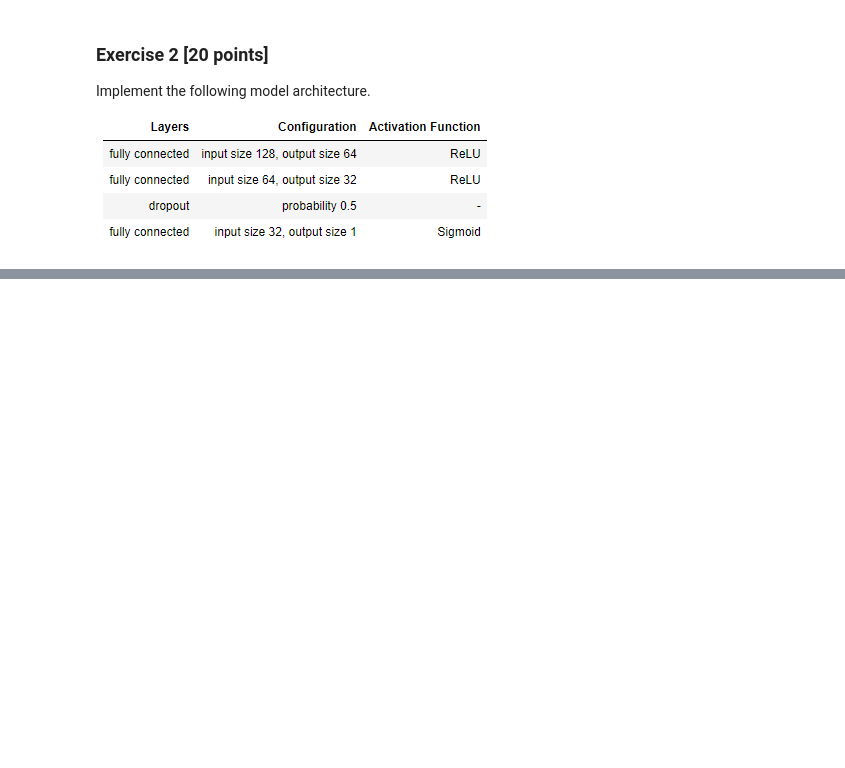
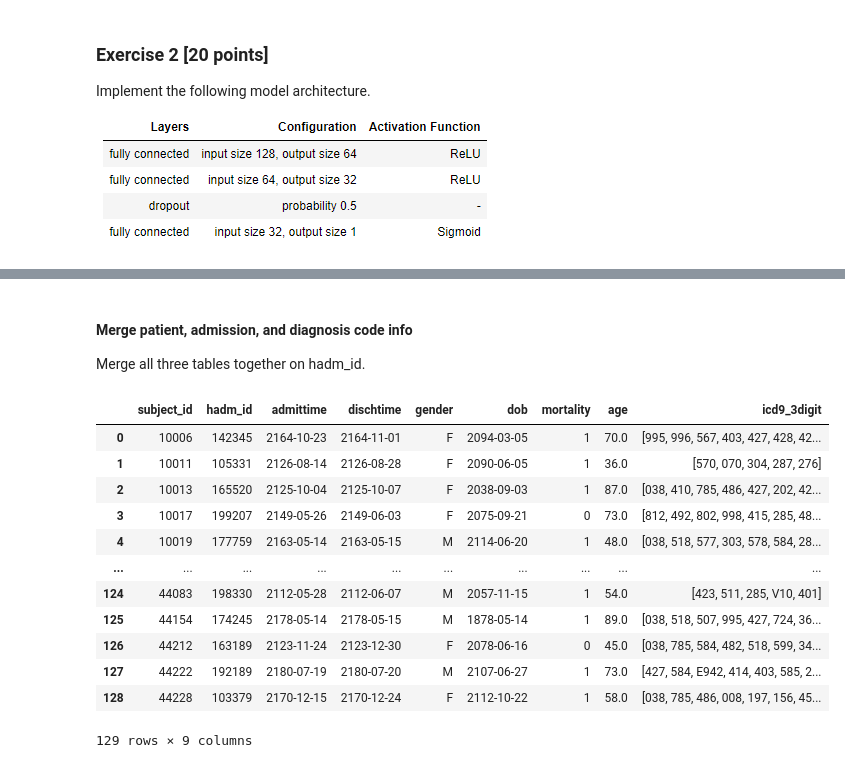
Before and after one commit to niikun/DL_for_health_care, a Jupyter notebook: Lab2.ipynb, the cells around one changed output, grey strips where cells are left out. Saved outputs shown, nothing was run; the diff lists cells and outputs as text; code cells hidden in the pictures; blank space fills up the shorter version.

```diff
--- a/Lab2.ipynb
+++ b/Lab2.ipynb
@@ -202,0 +393,4 @@ assert output.shape == (2, 1), "Net() is wrong!"
+# %%
+diagnosis_icd = pd.read_csv(os.path.join(f'{DATA_PATH}/DIAGNOSES_ICD.csv'))
+print(diagnosis_icd.shape)
+diagnosis_icd.head()
@@ -202,0 +432,4 @@ assert output.shape == (2, 1), "Net() is wrong!"
+# %%
+print("# of rows with invalid admissions:", np.count_nonzero(diagnosis_icd['hadm_id'].isin(valid_adm_ids) == False))
+diagnosis_icd = diagnosis_icd[diagnosis_icd['hadm_id'].isin(valid_adm_ids)].reset_index(drop=True)
+print("Rows with invalid admissions are dropped! Shape:", diagnosis_icd.shape)
@@ -202,0 +442,3 @@ assert output.shape == (2, 1), "Net() is wrong!"
+# %%
+diagnosis_icd['icd9_3digit'] = diagnosis_icd['icd9_code'].apply(lambda x: convert_to_3digit_icd9(x))
+diagnosis_icd.head()
@@ -202,0 +454,4 @@ assert output.shape == (2, 1), "Net() is wrong!"
+# %%
+diagnosis_icd = diagnosis_icd.groupby('hadm_id')['icd9_3digit'].unique().reset_index()
+print(diagnosis_icd.shape)
+diagnosis_icd.head()
@@ -202,0 +466,20 @@ assert output.shape == (2, 1), "Net() is wrong!"
+# %% [markdown]
+#### Merge patient, admission, and diagnosis code info
+Merge all three tables together on hadm_id.
+# %%
+df = pd.merge(patients_admissions, diagnosis_icd, how='inner', on='hadm_id')
+df
+# %% [output]
+|  | subject_id | hadm_id | admittime | dischtime | gender | dob | mortality | age | icd9_3digit |
+| 0 | 10006 | 142345 | 2164-10-23 | 2164-11-01 | F | 2094-03-05 | 1 | 70.0 | [995, 996, 567, 403, 427, 428, 42... |
+| 1 | 10011 | 105331 | 2126-08-14 | 2126-08-28 | F | 2090-06-05 | 1 | 36.0 | [570, 070, 304, 287, 276] |
+| 2 | 10013 | 165520 | 2125-10-04 | 2125-10-07 | F | 2038-09-03 | 1 | 87.0 | [038, 410, 785, 486, 427, 202, 42... |
+| 3 | 10017 | 199207 | 2149-05-26 | 2149-06-03 | F | 2075-09-21 | 0 | 73.0 | [812, 492, 802, 998, 415, 285, 48... |
+| 4 | 10019 | 177759 | 2163-05-14 | 2163-05-15 | M | 2114-06-20 | 1 | 48.0 | [038, 518, 577, 303, 578, 584, 28... |
+| ... | ... | ... | ... | ... | ... | ... | ... | ... | ... |
+| 124 | 44083 | 198330 | 2112-05-28 | 2112-06-07 | M | 2057-11-15 | 1 | 54.0 | [423, 511, 285, V10, 401] |
+| 125 | 44154 | 174245 | 2178-05-14 | 2178-05-15 | M | 1878-05-14 | 1 | 89.0 | [038, 518, 507, 995, 427, 724, 36... |
+| 126 | 44212 | 163189 | 2123-11-24 | 2123-12-30 | F | 2078-06-16 | 0 | 45.0 | [038, 785, 584, 482, 518, 599, 34... |
+| 127 | 44222 | 192189 | 2180-07-19 | 2180-07-20 | M | 2107-06-27 | 1 | 73.0 | [427, 584, E942, 414, 403, 585, 2... |
+| 128 | 44228 | 103379 | 2170-12-15 | 2170-12-24 | F | 2112-10-22 | 1 | 58.0 | [038, 785, 486, 008, 197, 156, 45... |
+129 rows × 9 columns
```
Also changed, not shown: parts of 69 cells of this notebook.
